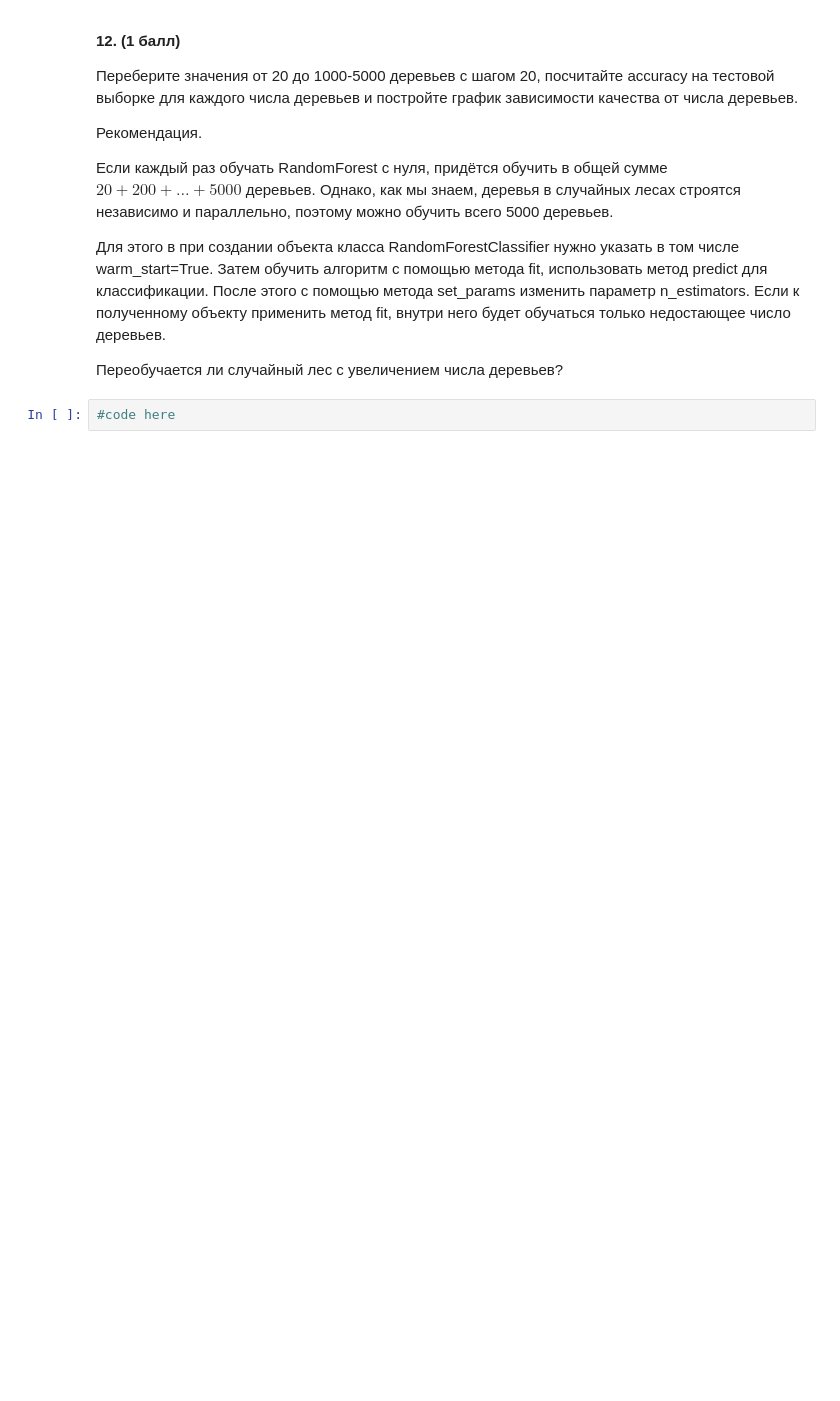
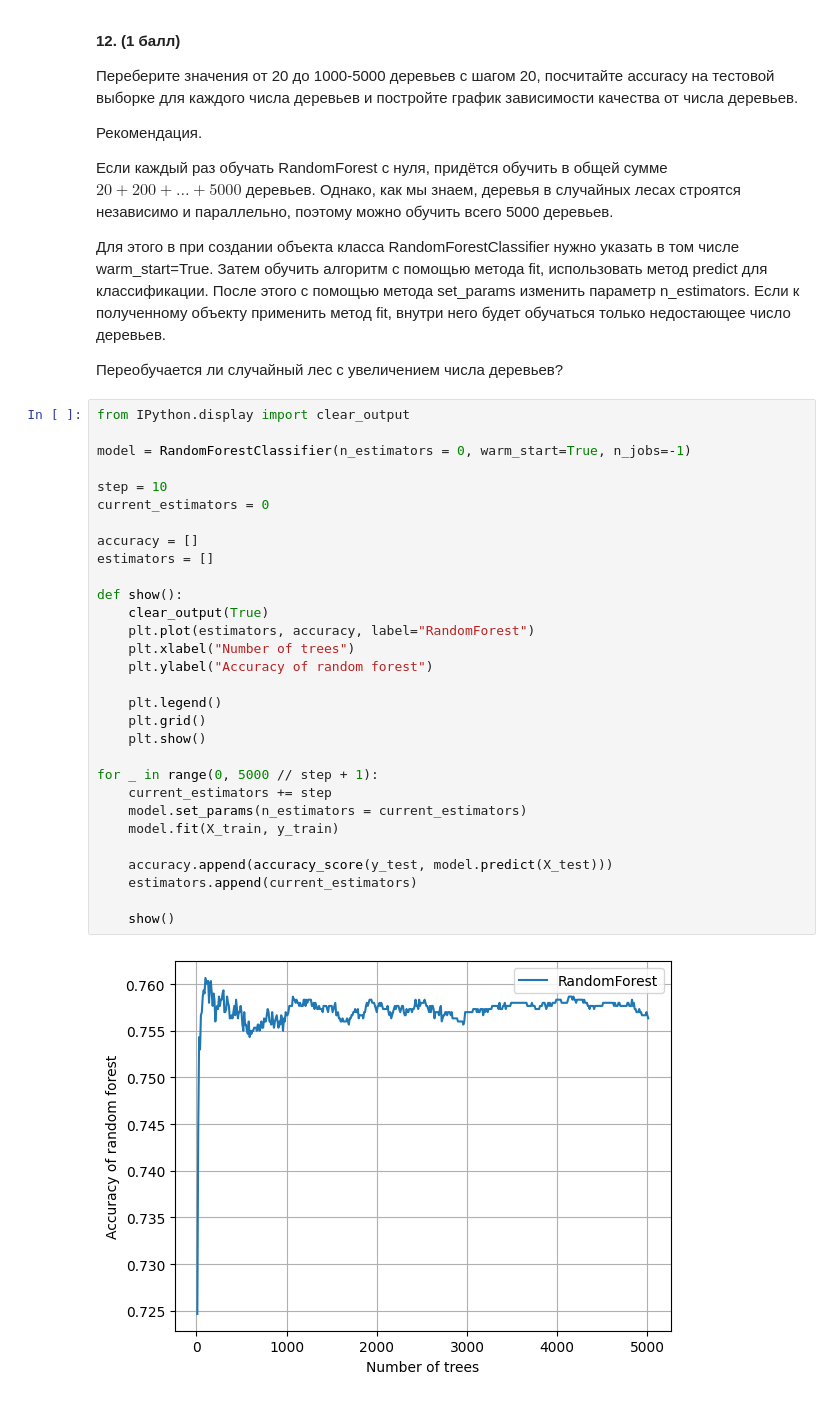
Before and after one commit to Temon116/ML1, a Jupyter notebook: task7/task7_dstree_practice.ipynb, the cells around one changed output. Cells and saved outputs as stored; diff of their text form; blank space fills up the shorter version.

```diff
--- a/task7/task7_dstree_practice.ipynb
+++ b/task7/task7_dstree_practice.ipynb
@@ -109,5 +327,35 @@ __12. (1 балл)__
 Для этого в при создании объекта класса RandomForestClassifier нужно указать в том числе warm_start=True. Затем обучить алгоритм с помощью метода fit, использовать метод predict для классификации. После этого с помощью метода set_params изменить параметр n_estimators. Если к полученному объекту применить метод fit, внутри него будет обучаться только недостающее число деревьев.
 
 Переобучается ли случайный лес с увеличением числа деревьев?
-# %%
-#code here
+# %%
+from IPython.display import clear_output
+
+model = RandomForestClassifier(n_estimators = 0, warm_start=True, n_jobs=-1)
+
+step = 10
+current_estimators = 0
+
+accuracy = []
+estimators = []
+
+def show():
+    clear_output(True)
+    plt.plot(estimators, accuracy, label="RandomForest")
+    plt.xlabel("Number of trees")
+    plt.ylabel("Accuracy of random forest")
+
+    plt.legend()
+    plt.grid()
+    plt.show()
+
+for _ in range(0, 5000 // step + 1):
+    current_estimators += step
+    model.set_params(n_estimators = current_estimators)
+    model.fit(X_train, y_train)
+
+    accuracy.append(accuracy_score(y_test, model.predict(X_test)))
+    estimators.append(current_estimators)
+
+    show()
+# %% [output]
+[figure, added]
```
Also changed, not shown: parts of 25 cells of this notebook.
